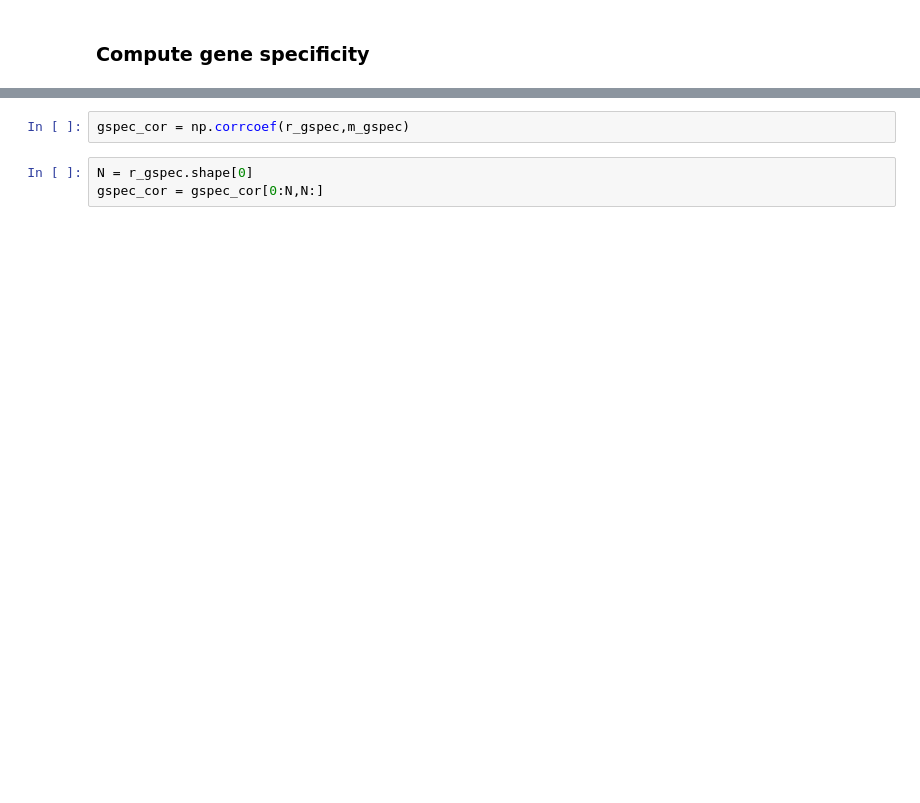
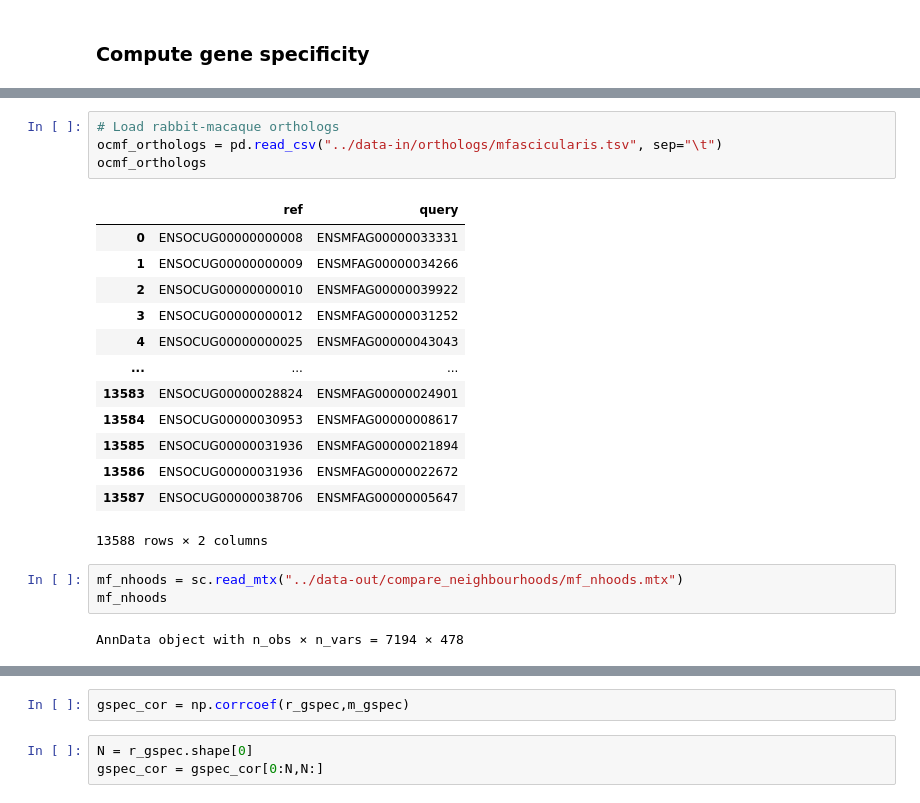
Before and after one commit to MarioniLab/RabbitGastrulation2022, a Jupyter notebook: notebooks/compare_neighbourhoods.ipynb, the cells around one changed output, grey strips where cells are left out. Drawn from its saved outputs; the diff is of its cells as text; blank space fills up the shorter version.

```diff
--- a/notebooks/compare_neighbourhoods.ipynb
+++ b/notebooks/compare_neighbourhoods.ipynb
@@ -181,0 +254,23 @@ m_gspec = calcGeneSpecificity(m_filt, mask=m_nhoods.X)
+# %%
+# Load rabbit-macaque orthologs
+ocmf_orthologs = pd.read_csv("../data-in/orthologs/mfascicularis.tsv", sep="\t")
+ocmf_orthologs
+# %% [output]
+|  | ref | query |
+| 0 | ENSOCUG00000000008 | ENSMFAG00000033331 |
+| 1 | ENSOCUG00000000009 | ENSMFAG00000034266 |
+| 2 | ENSOCUG00000000010 | ENSMFAG00000039922 |
+| 3 | ENSOCUG00000000012 | ENSMFAG00000031252 |
+| 4 | ENSOCUG00000000025 | ENSMFAG00000043043 |
+| ... | ... | ... |
+| 13583 | ENSOCUG00000028824 | ENSMFAG00000024901 |
+| 13584 | ENSOCUG00000030953 | ENSMFAG00000008617 |
+| 13585 | ENSOCUG00000031936 | ENSMFAG00000021894 |
+| 13586 | ENSOCUG00000031936 | ENSMFAG00000022672 |
+| 13587 | ENSOCUG00000038706 | ENSMFAG00000005647 |
+13588 rows × 2 columns
+# %%
+mf_nhoods = sc.read_mtx("../data-out/compare_neighbourhoods/mf_nhoods.mtx")
+mf_nhoods
+# %% [output]
+AnnData object with n_obs × n_vars = 7194 × 478
```
Also changed, not shown: parts of 88 cells of this notebook, 11 other files.
